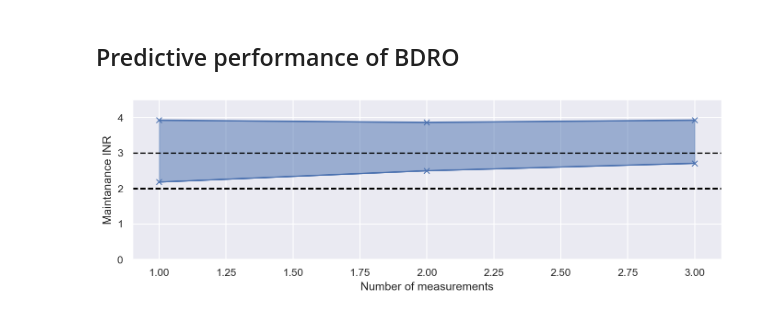
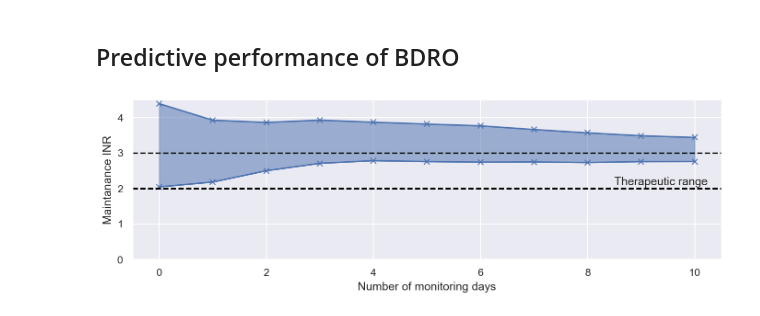
Before and after one commit to DavAug/mipd-warfarin, a Jupyter notebook: results/1_systems_pharmacology_model/results.ipynb, the cells around one changed output. Cells and saved outputs as stored; diff of their text form; code cells hidden in the pictures.

Commit message:
BDRO over time

```diff
--- a/results/1_systems_pharmacology_model/results.ipynb
+++ b/results/1_systems_pharmacology_model/results.ipynb
@@ -1411,7 +1411,7 @@ rng = np.random.default_rng(seed=4)
 delays = rng.exponential(scale=0.5, size=(days, len(ids)))
 vk_input = get_vk_consumption(days, len(ids), seed=14)
 
-n_data = np.arange(1, 4)
+n_data = np.arange(0, 11)
 run = 0
 try:
     run = len(median)
@@ -1420,7 +1420,7 @@ except NameError:
     lower = []
     upper = []
 for n in n_data:
-    if n <= run:
+    if n < run:
         continue
     # Load dosing strategy
     directory = os.path.dirname(os.getcwd())
@@ -1461,33 +1461,38 @@ for n in n_data:
 # Create layout
 fontsize = 11
 my_dpi = 192
 fig = plt.figure(figsize=(2250 // my_dpi, 700 // my_dpi), dpi=150)
 outer = gridspec.GridSpec(1, 1)
 
 # Create axes
 axes = []
 axes.append(plt.Subplot(fig, outer[0]))
 
 # Add axes to figure
 for ax in axes:
     fig.add_subplot(ax)
 
 axes[0].fill_between(
     n_data, upper, lower, color=sns.color_palette()[0], alpha=0.5)
-# axes[0].plot(n_data, median, marker='x', color='black')
 axes[0].plot(
     n_data, lower, marker='x', color=sns.color_palette()[0],
     linestyle='solid')
 axes[0].plot(
     n_data, upper, marker='x', color=sns.color_palette()[0],
     linestyle='solid')
 axes[0].axhline(3, color='black', linestyle='dashed')
 axes[0].axhline(2, color='black', linestyle='dashed')
 
 axes[0].set_ylim([0, 4.5])
 axes[0].set_ylabel('Maintanance INR')
-axes[0].set_xlabel('Number of measurements')
+axes[0].set_xlabel('Number of monitoring days')
+axes[0].annotate('Therapeutic range', xy=(n_data[-1]-1.5, 2.1))
+
+plt.savefig('13_bdro_over_time.pdf',
+    bbox_inches='tight')
+plt.savefig('13_bdro_over_time.tif',
+    bbox_inches='tight')
 
 plt.show()
 # %% [output]
-[figure, old version]
+[figure, new version]
```
Also changed, not shown: 2 other files.
